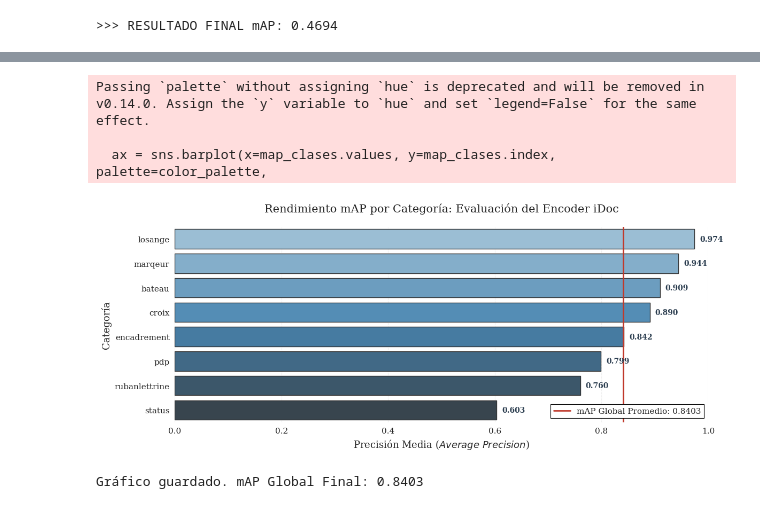
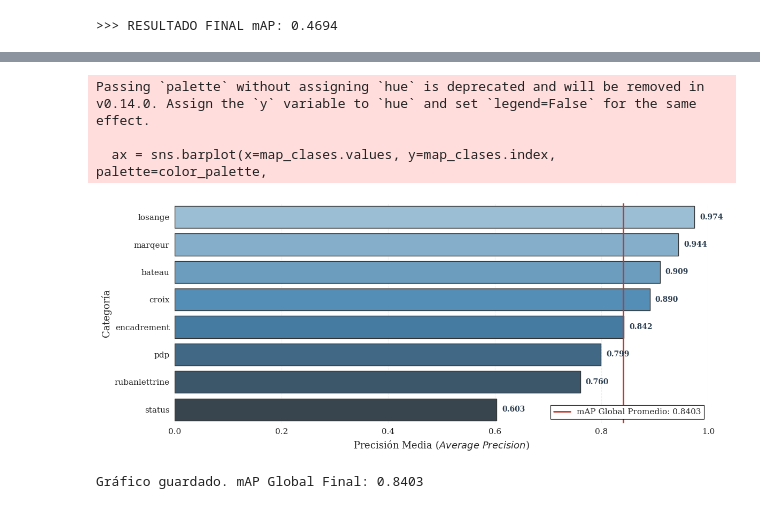
Before and after one commit to LukasWolff2002/TAREA_1_RECON_VISUAL, a Jupyter notebook: analisis.ipynb, the cells around one changed output, grey strips where cells are left out. Saved outputs shown, nothing was run; the diff lists cells and outputs as text; code cells hidden in the pictures.

```diff
--- a/analisis.ipynb
+++ b/analisis.ipynb
@@ -321,7 +321,7 @@ try:
     plt.axvline(np.mean(inter_clase), color=color_neg, linestyle="--",
                 label=f"Media Negativos: {np.mean(inter_clase):.2f}")
 
-    plt.title(f"Separación de Dominios (Solo Clases con mAP > 0: {len(clases_validas)} clases)", pad=15)
+    #plt.title(f"Separación de Dominios (Solo Clases con mAP > 0: {len(clases_validas)} clases)", pad=15)
     plt.xlabel(r"Similitud de Coseno $S_c(\mathbf{e}_{sketch}, \mathbf{e}_{image})$")
     plt.ylabel("Densidad")
     plt.legend(loc="upper right", frameon=True)
@@ -501,37 +509,37 @@ try:
                 label=f'mAP Global Promedio: {map_global:.4f}')
 
     # Títulos y etiquetas
-    plt.title("Rendimiento mAP por Categoría: Evaluación del Encoder iDoc", pad=20)
+    #plt.title("Rendimiento mAP por Categoría: Evaluación del Encoder iDoc", pad=20)
     plt.xlabel(r"Precisión Media ($Average\ Precision$)")
     plt.ylabel("Categoría")
 
     plt.xlim(0, 1.0)
     sns.despine(left=True, bottom=True)
 
     # Añadir valores numéricos con contraste
     for i, v in enumerate(map_clases.values):
         ax.text(v + 0.01, i, f'{v:.3f}', va='center', fontsize=10,
                 fontweight='bold', color='#2C3E50')
 
     # Configuración de Leyenda NO traslúcida (Opaca)
     leg = plt.legend(loc="lower right", frameon=True, fancybox=False, shadow=False)
     leg.get_frame().set_alpha(1.0)      # Opacidad total (1.0)
     leg.get_frame().set_edgecolor('black') # Borde definido
     leg.get_frame().set_linewidth(0.8)
 
     plt.grid(axis='x', linestyle='--', alpha=0.3)
 
     plt.tight_layout()
     plt.savefig("map_categorias_estilo_paper.png", dpi=300, bbox_inches="tight")
     plt.show()
 
     print(f"Gráfico guardado. mAP Global Final: {map_global:.4f}")
 
 except Exception as e:
     print(f"Error: {e}")
 # %% [output]
 Passing `palette` without assigning `hue` is deprecated and will be removed in v0.14.0. Assign the `y` variable to `hue` and set `legend=False` for the same effect.
 
   ax = sns.barplot(x=map_clases.values, y=map_clases.index, palette=color_palette,
-[figure, old version]
+[figure, new version]
 Gráfico guardado. mAP Global Final: 0.8403
```
Also changed, not shown: parts of 2 cells of this notebook, 5 other files.
